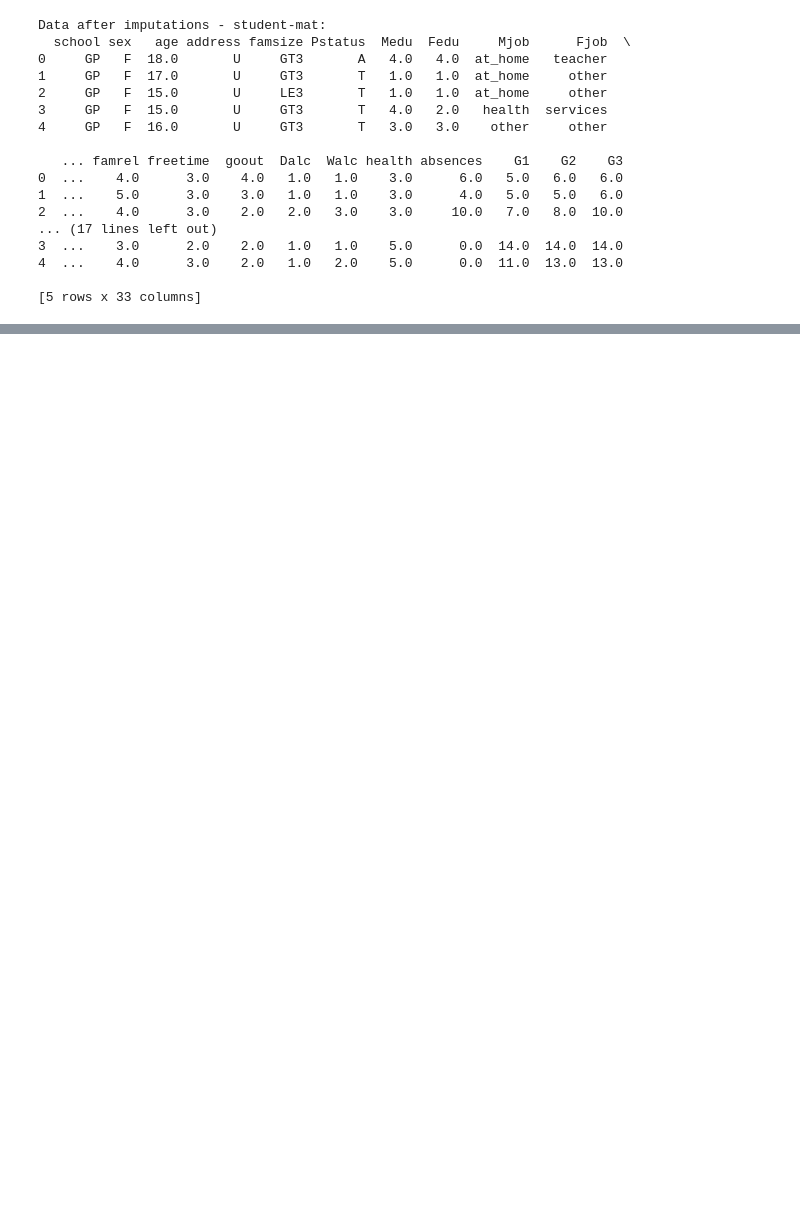
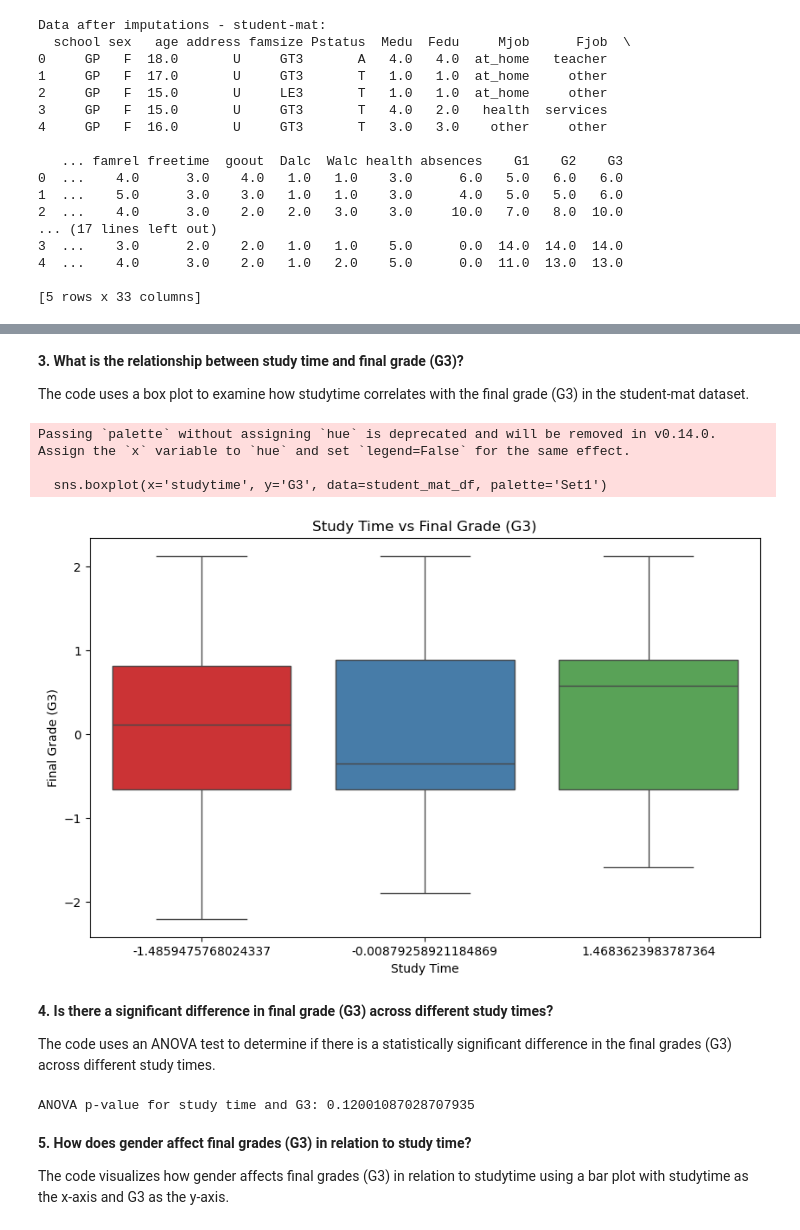
Before and after one commit to MiltonGreat/Student-Performance, a Jupyter notebook: Student Performance.ipynb, the cells around one changed output, grey strips where cells are left out. Saved outputs shown, nothing was run; the diff lists cells and outputs as text; code cells hidden in the pictures; blank space fills up the shorter version.

```diff
--- a/Student Performance.ipynb
+++ b/Student Performance.ipynb
@@ -190,0 +305,30 @@ Data after normalization - student-mat:
+# %% [markdown]
+**3. What is the relationship between study time and final grade (G3)?**
+
+The code uses a box plot to examine how studytime correlates with the final grade (G3) in the student-mat dataset.
+# %%
+plt.figure(figsize=(10, 6))
+sns.boxplot(x='studytime', y='G3', data=student_mat_df, palette='Set1')
+plt.title('Study Time vs Final Grade (G3)')
+plt.xlabel('Study Time')
+plt.ylabel('Final Grade (G3)')
+plt.show()
+# %% [output]
+Passing `palette` without assigning `hue` is deprecated and will be removed in v0.14.0. Assign the `x` variable to `hue` and set `legend=False` for the same effect.
+
+  sns.boxplot(x='studytime', y='G3', data=student_mat_df, palette='Set1')
+[figure, added]
+# %% [markdown]
+**4. Is there a significant difference in final grade (G3) across different study times?**
+
+The code uses an ANOVA test to determine if there is a statistically significant difference in the final grades (G3) across different study times.
+# %%
+studytime_groups = [group['G3'] for _, group in student_mat_df.groupby('studytime')]
+anova_result = f_oneway(*studytime_groups)
+print(f"ANOVA p-value for study time and G3: {anova_result.pvalue}")
+# %% [output]
+ANOVA p-value for study time and G3: 0.12001087028707935
+# %% [markdown]
+**5. How does gender affect final grades (G3) in relation to study time?**
+
+The code visualizes how gender affects final grades (G3) in relation to studytime using a bar plot with studytime as the x-axis and G3 as the y-axis.
```
Also changed, not shown: parts of 39 cells of this notebook.
